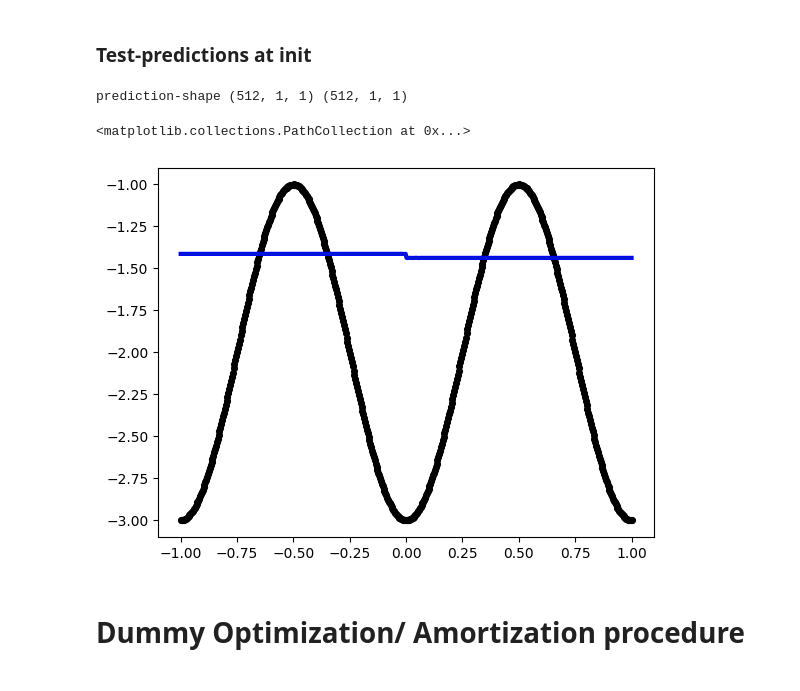
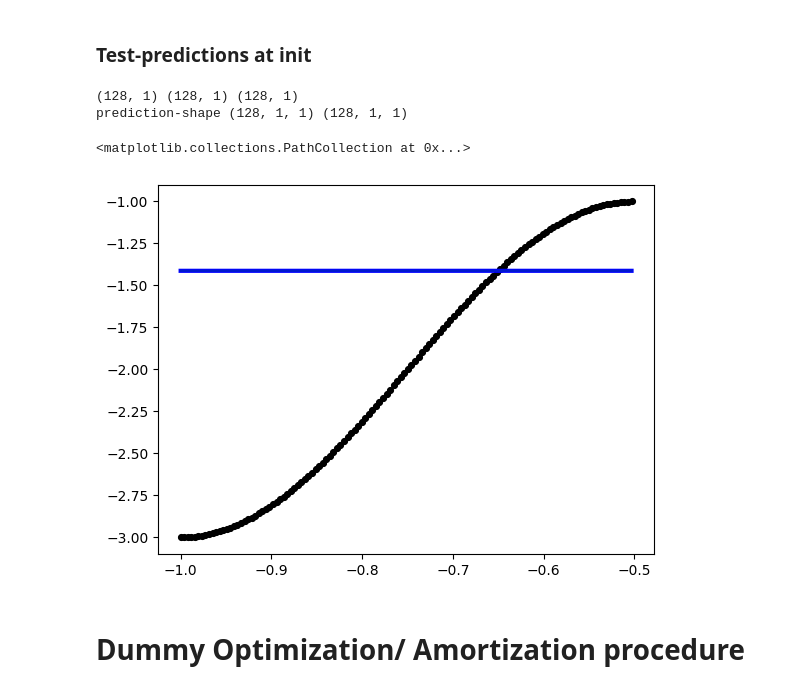
Before and after one commit to aszi09/CL_for_faster_Meta-learning, a Jupyter notebook: Neural-Process Simplified.ipynb, the cells around one changed output. Cells and saved outputs as stored; diff of their text form; code cells hidden in the pictures.

```diff
--- a/Neural-Process Simplified.ipynb
+++ b/Neural-Process Simplified.ipynb
@@ -152,13 +154,14 @@ def f(
 
 rng, key_data, key_test, key_x = jax.random.split(rng, 4)
 
-keys_data = jax.random.split(key_data, (dataset_size,))
-keys_test = jax.random.split(key_test, (test_resolution,))
+keys_data = jax.random.split(key_data, (96,))
+keys_test = jax.random.split(key_test, (96,))
 
-xs = jax.random.uniform(key_x, (dataset_size,)) * 2 - 1
+
+xs = jax.random.uniform(key_x, (96,)) * 2 - 1
 ys = jax.vmap(f)(keys_data, xs)
 
-x_test = jnp.linspace(-1, 1, test_resolution)
+x_test = jnp.linspace(-1, 1, 96)
 y_test = jax.vmap(partial(f, corrupt=False))(keys_test, x_test)
 
 # Repeat the random keys for each x-point. Roughly gives an idea of the spread
@@ -182,0 +186,7 @@ plt.show()
+# %%
+
+rng , key_data , key_test, key_x = jax.random.split(rng, 4)
+
+xs = jax.random.uniform(key_x, (96,)) * 2 - 1
+
+print(xs[..., None].shape)
@@ -225,26 +237,29 @@ params-shape {'params': {'embed_both': {'Dense_0': {'bias': (64,), 'kernel': (12
 #     k=15,
 #     rngs={'default': jax.random.key(0)}
 # )
+
+print(xs[:, None].shape, ys[:, None].shape, x_test[:128, None].shape)
 means, stds = model.apply(
     params,
-    xs[:, None], ys[:, None], x_test[:, None],
+    xs[:, None], ys[:, None], x_test[:128, None],
     k=1,
     rngs={'default': jax.random.key(0)}
 )
 print('prediction-shape', means.shape, stds.shape)  # dim: (len(x_test), k, 1)
 # %% [output]
-prediction-shape (512, 1, 1) (512, 1, 1)
+(128, 1) (128, 1) (128, 1)
+prediction-shape (128, 1, 1) (128, 1, 1)
 # %%
 # Example predictions at init
-plt.plot(x_test, means.mean(axis=(-2, -1)), color='blue', linewidth=3)  # Mixture-mean
+plt.plot(x_test[:128], means.mean(axis=(-2, -1)), color='blue', linewidth=3)  # Mixture-mean
 
 for i in range(means.shape[1]):
-    plt.plot(x_test, means[:, i], color='green', alpha=0.2)  # Mixture-components
+    plt.plot(x_test[:128], means[:, i], color='green', alpha=0.2)  # Mixture-components
 
-plt.scatter(x_test, y_test, c='black', s=10, marker='o', linewidth=2, label='Test Predict-Points')
+plt.scatter(x_test[:128], y_test[:128], c='black', s=10, marker='o', linewidth=2, label='Test Predict-Points')
 # %% [output]
 <matplotlib.collections.PathCollection at 0x...>
-[figure, old version]
+[figure, new version]
 # %% [markdown]
 # Dummy Optimization/ Amortization procedure
 # %%
```
Also changed, not shown: parts of 5 cells of this notebook, 9 other files.
